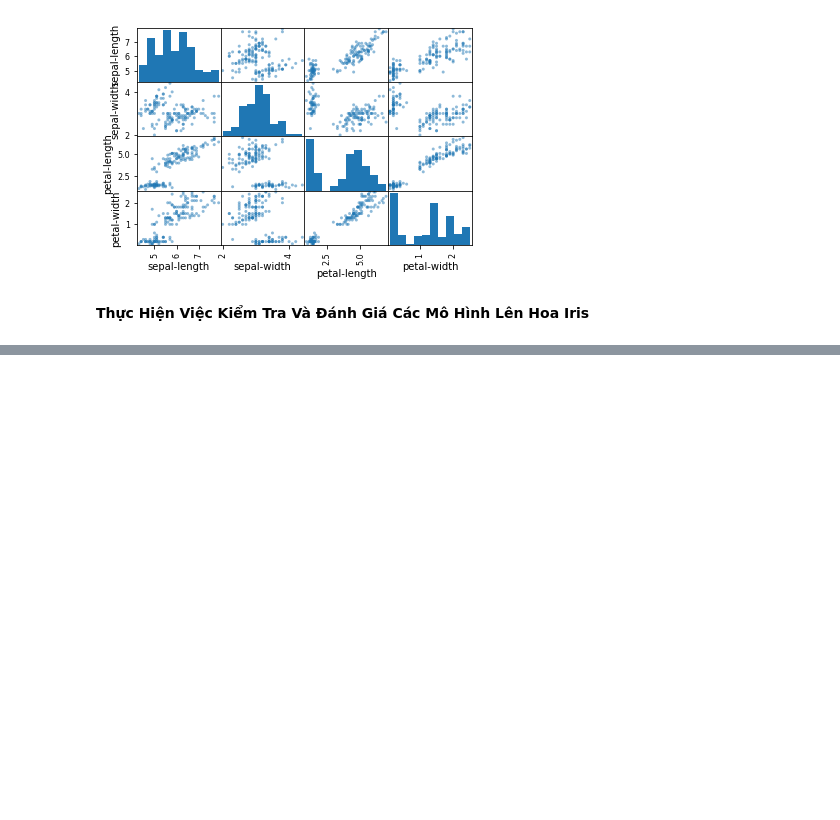
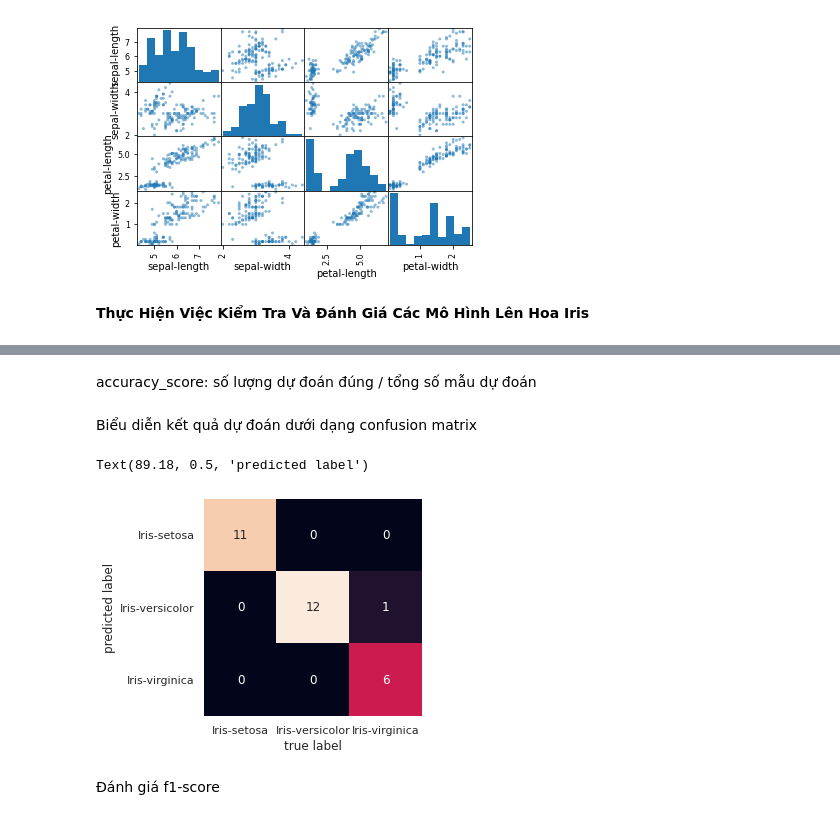
Before and after one commit to lephuocdat2000/AI, a Jupyter notebook: Final_Project.ipynb, the cells around one changed output, grey strips where cells are left out. Cells and saved outputs as stored; diff of their text form; code cells hidden in the pictures; blank space fills up the shorter version.

```diff
--- a/Final_Project.ipynb
+++ b/Final_Project.ipynb
@@ -139,0 +142,15 @@ Iris-versicolor       1.00      0.92      0.96        13
+# %% [markdown]
+accuracy_score: số lượng dự đoán đúng / tổng số mẫu dự đoán
+# %% [markdown]
+Biểu diễn kết quả dự đoán dưới dạng confusion matrix
+# %%
+target_names=['Iris-setosa','Iris-versicolor','Iris-virginica']
+mat=confusion_matrix(Y_validation,predictions)
+sns.heatmap(mat,square=True,annot=True,fmt='d',cbar=False,xticklabels=target_names,yticklabels=target_names)
+plt.xlabel('true label')
+plt.ylabel('predicted label')
+# %% [output]
+Text(89.18, 0.5, 'predicted label')
+[figure, added]
+# %% [markdown]
+Đánh giá f1-score
```
Also changed, not shown: parts of 18 cells of this notebook.
